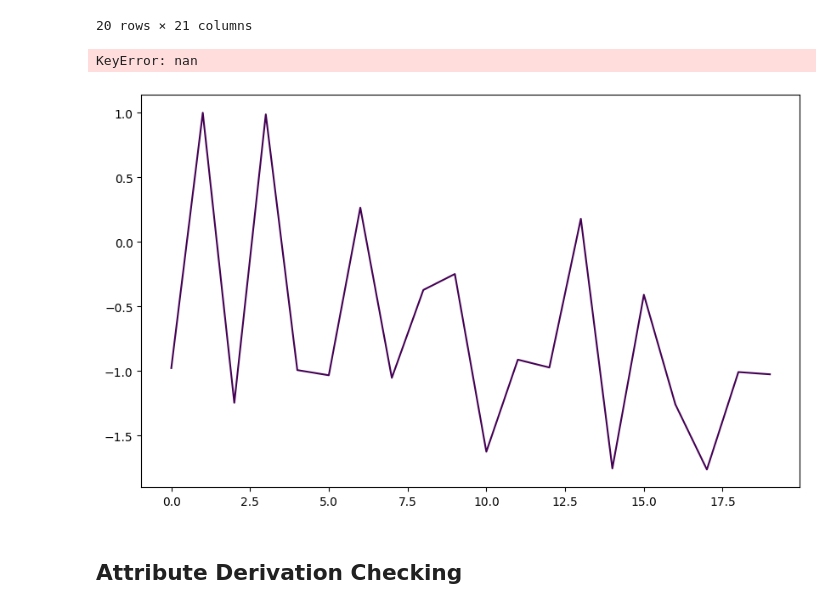
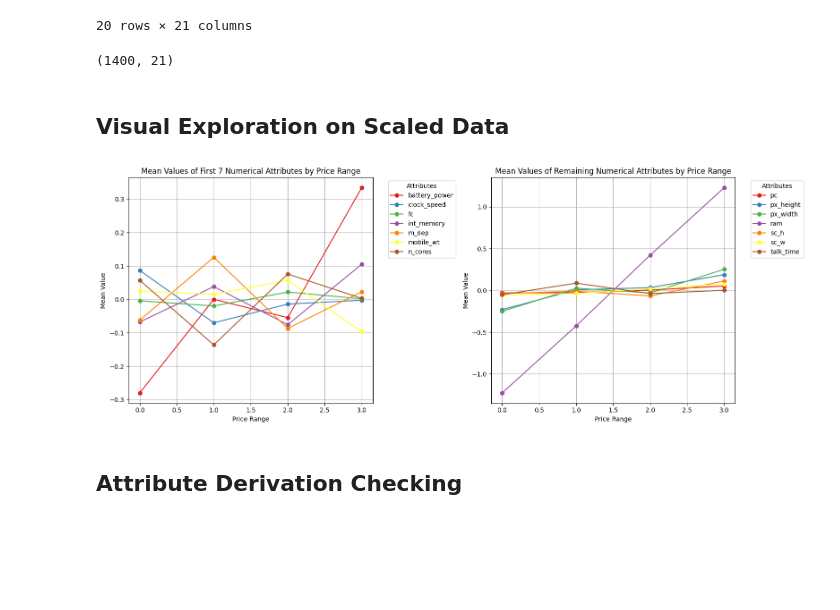
Before and after one commit to Emir515/Business-Intelligence-Assignment-2, a Jupyter notebook: BusinessIntelligence.ipynb, the cells around one changed output. Saved outputs shown, nothing was run; the diff lists cells and outputs as text; code cells hidden in the pictures; blank space fills up the shorter version.

```diff
--- a/BusinessIntelligence.ipynb
+++ b/BusinessIntelligence.ipynb
@@ -214,4 +223,4 @@ plt.show()
 ## Scaling
 # %%
 scaler = StandardScaler()
-X_train = pd.DataFrame(scaler.fit(X_train).transform(X_train), columns=X_train.columns)
+X_train = pd.DataFrame(scaler.fit(X_train).transform(X_train), columns=X_train.columns).reset_index(drop=True)
@@ -245,7 +247,7 @@ plt.show()
 # %% [output]
 [figure]
 # %%
-scaled_df = pd.concat([X_train, pd.DataFrame(y_train)], axis=1)
+scaled_df = pd.concat([X_train, pd.DataFrame(y_train).reset_index(drop=True)], axis=1)
 # %%
 scaled_df.head(20)
 # %% [output]
@@ -267,19 +269,47 @@ scaled_df.head(20)
 | 18 | 0.508570 | -0.998572 | 1.060586 | 0.988636 | -0.285889 | 0.969050 | 0.431403 | -0.017734 | 0.024733 | ... |
 | 19 | -0.520046 | -0.998572 | 1.181945 | -1.011495 | -0.285889 | -1.031938 | 0.211660 | 1.706382 | -0.880536 | ... |
 20 rows × 21 columns
-# %%
-scaled_df['price_range'] = scaled_df['price_range'].astype('category')
-
-# Plot parallel coordinates
-plt.figure(figsize=(10, 6))
-parallel_coordinates(scaled_df, 'price_range', colormap='viridis')
-plt.title('Parallel Coordinates Plot for Price Range')
-plt.xlabel('Features')
-plt.ylabel('Scaled Values')
-plt.show()
-# %% [output]
-KeyError: nan
-[figure, removed]
+# %%
+scaled_df.shape
+# %% [output]
+(1400, 21)
+# %% [markdown]
+## Visual Exploration on Scaled Data
+# %%
+binary_attributes_plus_target = ['blue', 'dual_sim', 'four_g', 'three_g', 'touch_screen', 'wifi', 'price_range']
+numerical_columns = [col for col in scaled_df.columns if col not in binary_attributes_plus_target]
+
+mean_values = scaled_df.groupby('price_range')[numerical_columns].mean()
+
+first_half_columns = numerical_columns[:7]
+second_half_columns = numerical_columns[7:]
+
+fig, axes = plt.subplots(1, 2, figsize=(16, 6))
+
+palette = sns.color_palette("Set1", len(first_half_columns))
+for i, column in enumerate(first_half_columns):
+    axes[0].plot(mean_values.index, mean_values[column], marker='o', label=column, color=palette[i])
+
+axes[0].set_title("Mean Values of First 7 Numerical Attributes by Price Range")
+axes[0].set_xlabel("Price Range")
+axes[0].set_ylabel("Mean Value")
+axes[0].legend(title="Attributes", bbox_to_anchor=(1.05, 1), loc='upper left')
+axes[0].grid(True)
+
+palette = sns.color_palette("Set1", len(second_half_columns))
+for i, column in enumerate(second_half_columns):
+    axes[1].plot(mean_values.index, mean_values[column], marker='o', label=column, color=palette[i])
+
+axes[1].set_title("Mean Values of Remaining Numerical Attributes by Price Range")
+axes[1].set_xlabel("Price Range")
+axes[1].set_ylabel("Mean Value")
+axes[1].legend(title="Attributes", bbox_to_anchor=(1.05, 1), loc='upper left')
+axes[1].grid(True)
+
+plt.tight_layout()
+plt.show()
+# %% [output]
+[figure, added]
 # %% [markdown]
 ## Attribute Derivation Checking
 # %%
```
Also changed, not shown: parts of 11 cells of this notebook.
